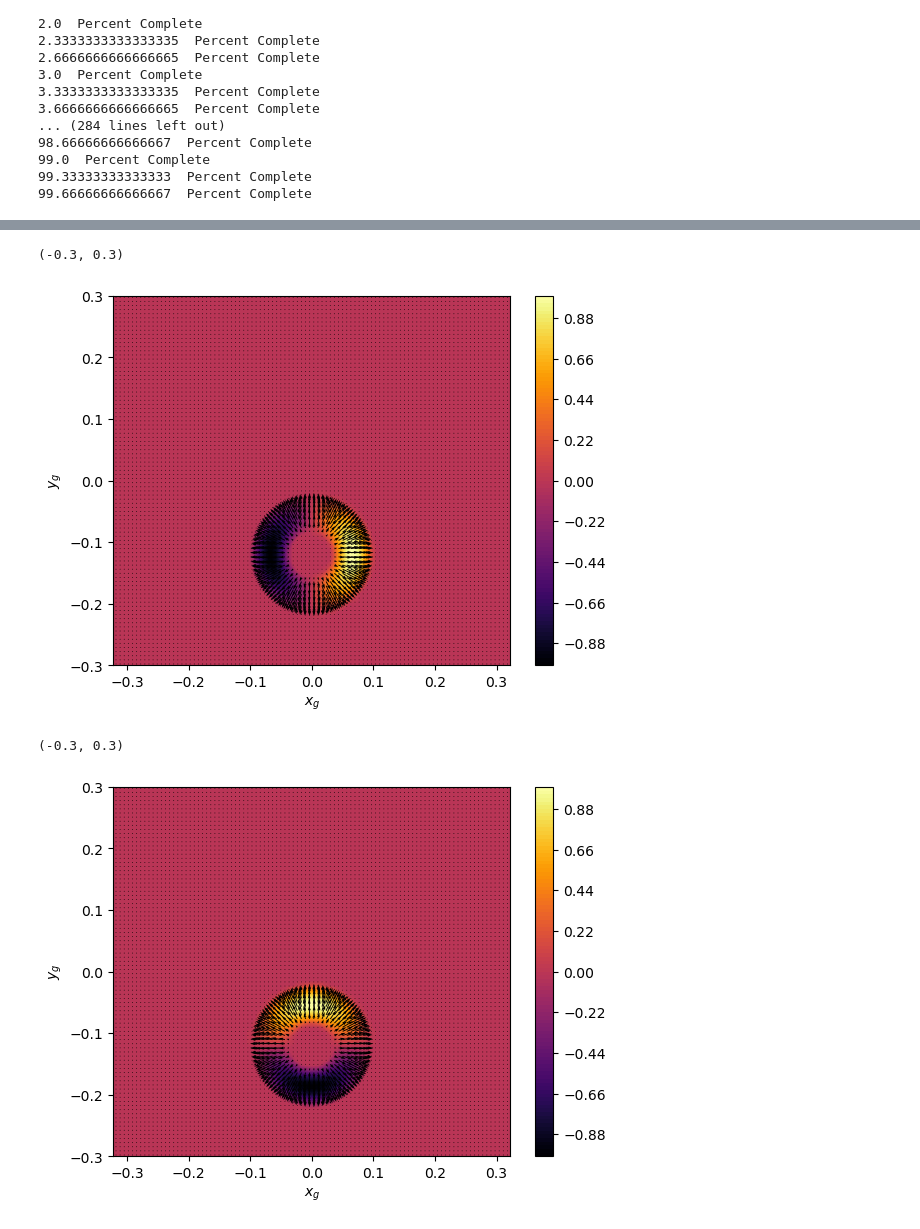
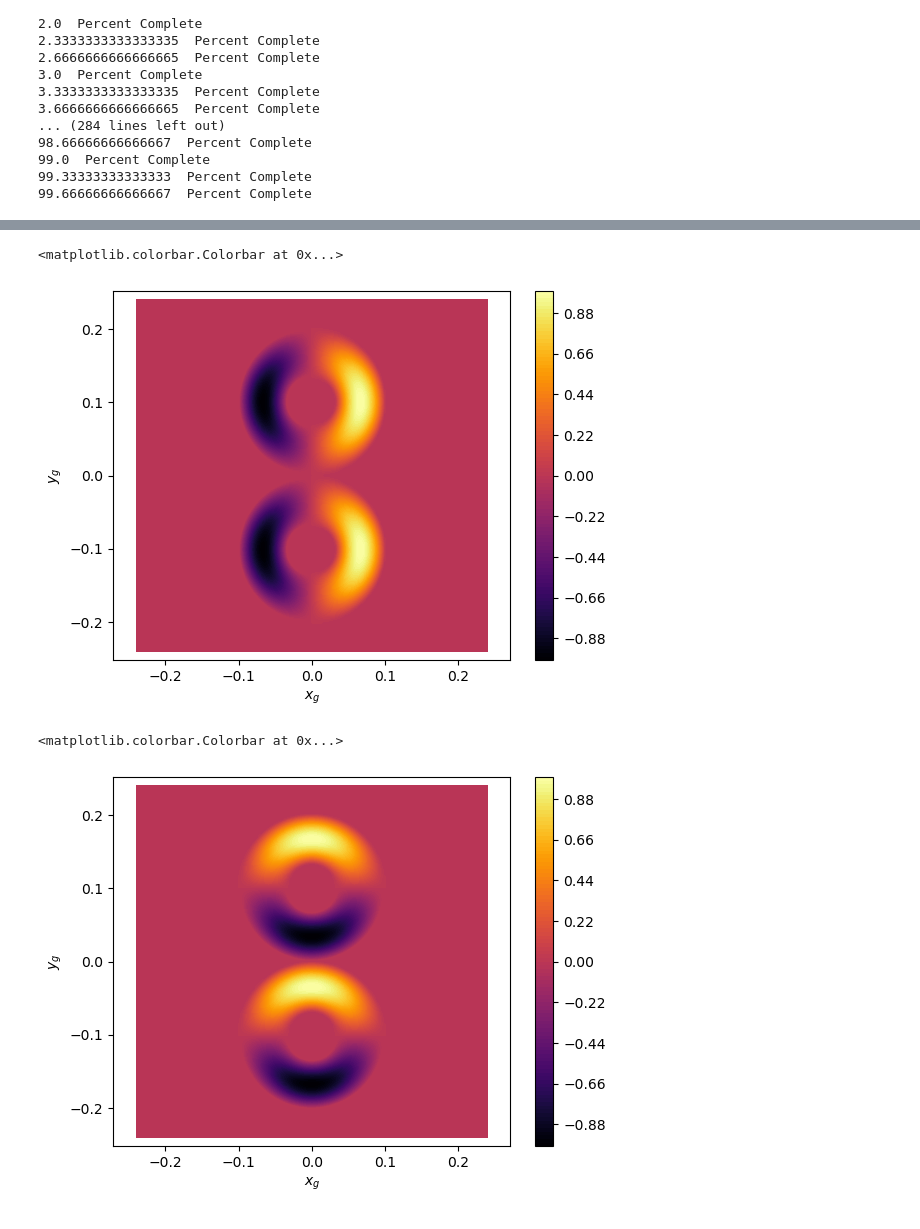
Before and after one commit to vandelij/plasma_diagnostic_hw, a Jupyter notebook: HW4.ipynb, the cells around one changed output, grey strips where cells are left out. Cells and saved outputs as stored; diff of their text form; code cells hidden in the pictures.

```diff
--- a/HW4.ipynb
+++ b/HW4.ipynb
@@ -173,7 +173,7 @@ plt.axis('equal')
 # New Fields section
 Ln = 0.1
 LB = Ln/3
-Ly = 1.2*Ln
+Ly = 1.01*Ln
 B0 = 1
 E0 = 1
 pi = np.pi
@@ -304,31 +307,41 @@ plt.colorbar()
 # %%
 fig, axs = plt.subplots()
-plt.contourf(X,Y,Ex1, levels=100, cmap='inferno')
-plt.colorbar()
-#plt.streamplot(X, Y, Ex1, Ey1, color='black', density=30)
-plt.quiver(X,Y, Ex1, Ey1, scale=30, )
+
+
 plt.axis('equal')
 plt.xlabel(r'$x_g$')
 plt.ylabel(r'$y_g$')
 plt.xlim((-Ly*2.5, Ly*2.5))
 plt.ylim((-Ly*2.5, Ly*2.5))
+if plotboth == True:
+    plt.contourf(X,Y,Ex1+Ex2, levels=100, cmap='inferno')
+    #plt.quiver(X,Y, Ex2, Ey2)
+else:
+    plt.contourf(X,Y,Ex1, levels=100, cmap = 'inferno')
+plt.colorbar()
+#plt.quiver(X,Y, Ex1, Ey1)
 # %% [output]
-(-0.3, 0.3)
+<matplotlib.colorbar.Colorbar at 0x...>
-[figure, old version]
+[figure, new version]
 # %%
 fig, axs = plt.subplots()
-plt.contourf(X,Y,Ey1, levels=100, cmap='inferno')
-plt.colorbar()
-#plt.streamplot(X, Y, Ex1, Ey1, color='black', density=30)
-plt.quiver(X,Y, Ex1, Ey1, scale=30, )
+
+
 plt.axis('equal')
 plt.xlabel(r'$x_g$')
 plt.ylabel(r'$y_g$')
 plt.xlim((-Ly*2.5, Ly*2.5))
 plt.ylim((-Ly*2.5, Ly*2.5))
+if plotboth == True:
+    plt.contourf(X,Y,Ey1+Ey2, levels=100, cmap='inferno')
+    #plt.quiver(X,Y, Ex2, Ey2)
+else:
+    plt.contourf(X,Y,Ey1, levels=100, cmap = 'inferno')
+plt.colorbar()
+#plt.quiver(X,Y, Ex1, Ey1)
 # %% [output]
-(-0.3, 0.3)
+<matplotlib.colorbar.Colorbar at 0x...>
-[figure, old version]
+[figure, new version]
 # %%
 # meat and potatoes
 
```
Also changed, not shown: parts of 6 cells of this notebook.
